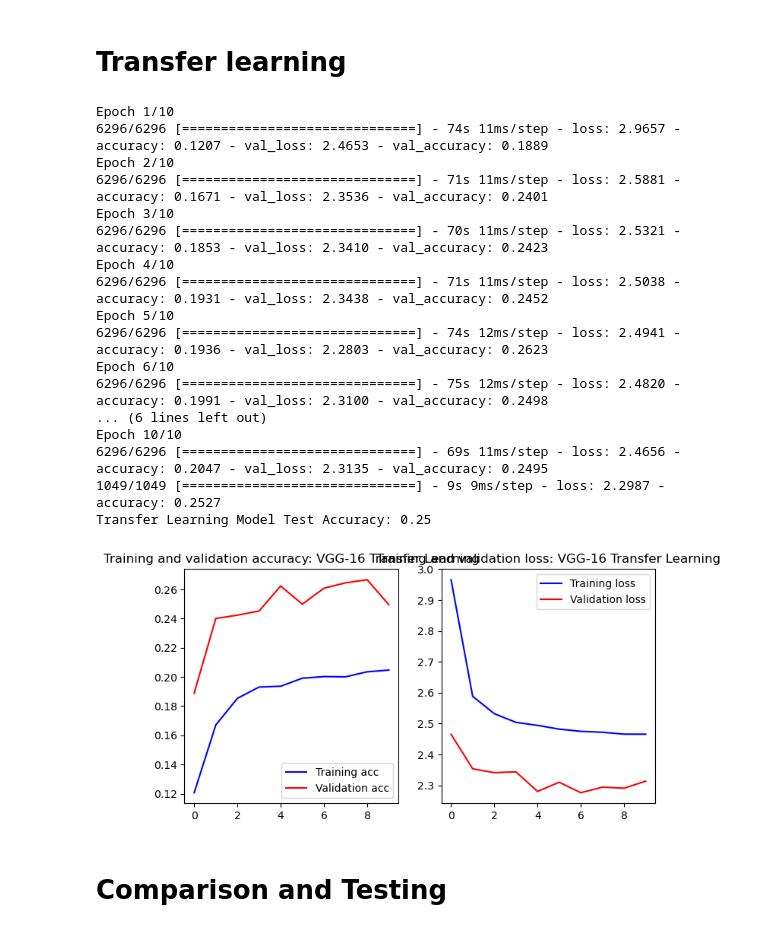
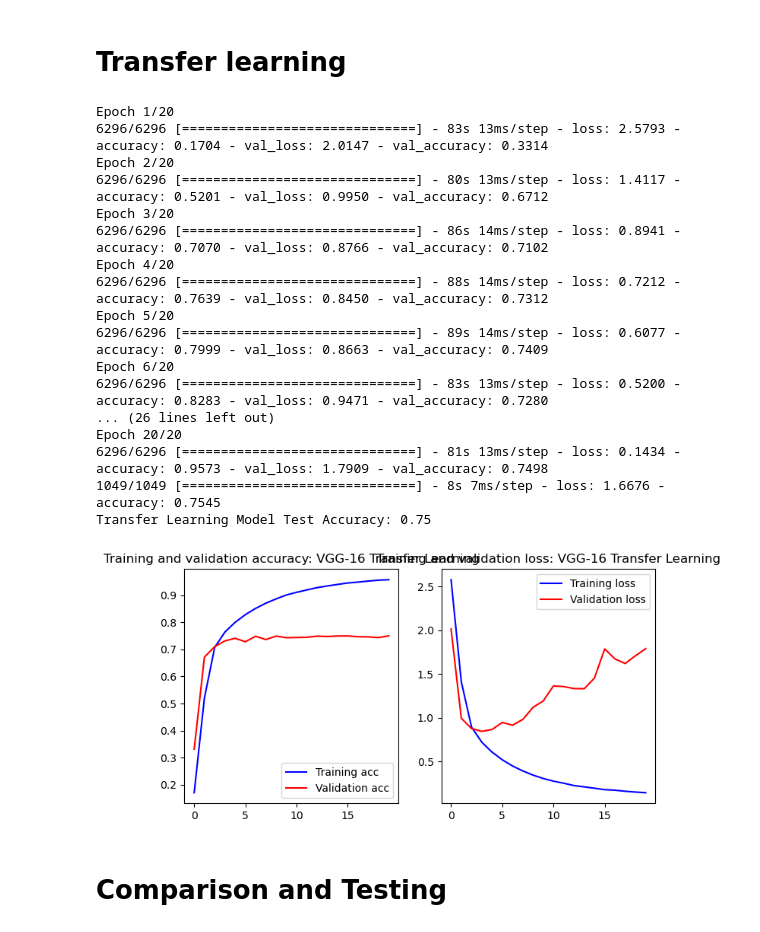
Before and after one commit to Owen-kc/GUI-Project-2, a Jupyter notebook: code.ipynb, the cells around one changed output. Saved outputs shown, nothing was run; the diff lists cells and outputs as text; code cells hidden in the pictures.

```diff
--- a/code.ipynb
+++ b/code.ipynb
@@ -420,64 +149,92 @@ Scratch Model Test Accuracy: 0.78
 # %% [markdown]
 # Transfer learning
 # %%
-# Load VGG-16 Model with Transfer Learning
+# Load VGG-16 Model with Transfer Learning and Fine-tuning
 def build_transfer_model(input_shape, num_classes):
     base_model = VGG16(
         weights='imagenet',
         input_shape=input_shape,
         include_top=False
     )
-    base_model.trainable = False
+
+    # Unfreeze the last 4 layers for fine-tuning
+    for layer in base_model.layers[:-4]:
+        layer.trainable = False
+    for layer in base_model.layers[-4:]:
+        layer.trainable = True
 
     model = models.Sequential([
         base_model,
         layers.Flatten(),
-        layers.Dense(256, activation='relu'),
+        layers.Dense(512, activation='relu'),
         layers.Dropout(0.5),
         layers.Dense(num_classes, activation='softmax', dtype='float32')  # Explicitly set dtype
     ])
 
-    model.compile(optimizer='adam',
+    model.compile(optimizer=tf.keras.optimizers.Adam(learning_rate=0.0001),
                   loss='sparse_categorical_crossentropy',
                   metrics=['accuracy'])
     return model
 
 # Train and evaluate the transfer model
 input_shape = (64, 64, 3)
 model_transfer = build_transfer_model(input_shape, num_classes)
 
 history_transfer = model_transfer.fit(
     train_ds,
     validation_data=val_ds,
-    epochs=10,
+    epochs=20,
     batch_size=batch_size
 )
 
 # Evaluate on test set
 test_loss, test_acc = model_transfer.evaluate(test_ds)
 print(f"Transfer Learning Model Test Accuracy: {test_acc:.2f}")
 
-# Plot history
+# Function to visualize training history
+def plot_history(history, title):
+    acc = history.history['accuracy']
+    val_acc = history.history['val_accuracy']
+    loss = history.history['loss']
+    val_loss = history.history['val_loss']
+
+    epochs = range(len(acc))
+
+    plt.figure(figsize=(8, 4))
+    plt.subplot(1, 2, 1)
+    plt.plot(epochs, acc, 'b', label='Training acc')
+    plt.plot(epochs, val_acc, 'r', label='Validation acc')
+    plt.title(f'Training and validation accuracy: {title}')
+    plt.legend()
+
+    plt.subplot(1, 2, 2)
+    plt.plot(epochs, loss, 'b', label='Training loss')
+    plt.plot(epochs, val_loss, 'r', label='Validation loss')
+    plt.title(f'Training and validation loss: {title}')
+    plt.legend()
+
+    plt.show()
+
 plot_history(history_transfer, "VGG-16 Transfer Learning")
 # %% [output]
-Epoch 1/10
-6296/6296 [==============================] - 74s 11ms/step - loss: 2.9657 - accuracy: 0.1207 - val_loss: 2.4653 - val_accuracy: 0.1889
-Epoch 2/10
-6296/6296 [==============================] - 71s 11ms/step - loss: 2.5881 - accuracy: 0.1671 - val_loss: 2.3536 - val_accuracy: 0.2401
-Epoch 3/10
-6296/6296 [==============================] - 70s 11ms/step - loss: 2.5321 - accuracy: 0.1853 - val_loss: 2.3410 - val_accuracy: 0.2423
-Epoch 4/10
-6296/6296 [==============================] - 71s 11ms/step - loss: 2.5038 - accuracy: 0.1931 - val_loss: 2.3438 - val_accuracy: 0.2452
-Epoch 5/10
-6296/6296 [==============================] - 74s 12ms/step - loss: 2.4941 - accuracy: 0.1936 - val_loss: 2.2803 - val_accuracy: 0.2623
-Epoch 6/10
-6296/6296 [==============================] - 75s 12ms/step - loss: 2.4820 - accuracy: 0.1991 - val_loss: 2.3100 - val_accuracy: 0.2498
-... (6 lines left out)
-Epoch 10/10
-6296/6296 [==============================] - 69s 11ms/step - loss: 2.4656 - accuracy: 0.2047 - val_loss: 2.3135 - val_accuracy: 0.2495
-1049/1049 [==============================] - 9s 9ms/step - loss: 2.2987 - accuracy: 0.2527
-Transfer Learning Model Test Accuracy: 0.25
+Epoch 1/20
+6296/6296 [==============================] - 83s 13ms/step - loss: 2.5793 - accuracy: 0.1704 - val_loss: 2.0147 - val_accuracy: 0.3314
+Epoch 2/20
+6296/6296 [==============================] - 80s 13ms/step - loss: 1.4117 - accuracy: 0.5201 - val_loss: 0.9950 - val_accuracy: 0.6712
+Epoch 3/20
+6296/6296 [==============================] - 86s 14ms/step - loss: 0.8941 - accuracy: 0.7070 - val_loss: 0.8766 - val_accuracy: 0.7102
+Epoch 4/20
+6296/6296 [==============================] - 88s 14ms/step - loss: 0.7212 - accuracy: 0.7639 - val_loss: 0.8450 - val_accuracy: 0.7312
+Epoch 5/20
+6296/6296 [==============================] - 89s 14ms/step - loss: 0.6077 - accuracy: 0.7999 - val_loss: 0.8663 - val_accuracy: 0.7409
+Epoch 6/20
+6296/6296 [==============================] - 83s 13ms/step - loss: 0.5200 - accuracy: 0.8283 - val_loss: 0.9471 - val_accuracy: 0.7280
+... (26 lines left out)
+Epoch 20/20
+6296/6296 [==============================] - 81s 13ms/step - loss: 0.1434 - accuracy: 0.9573 - val_loss: 1.7909 - val_accuracy: 0.7498
+1049/1049 [==============================] - 8s 7ms/step - loss: 1.6676 - accuracy: 0.7545
+Transfer Learning Model Test Accuracy: 0.75
-[figure, old version]
+[figure, new version]
 # %% [markdown]
 # Comparison and Testing
 # %%
```
Also changed, not shown: parts of 26 cells of this notebook, 4 other files.
